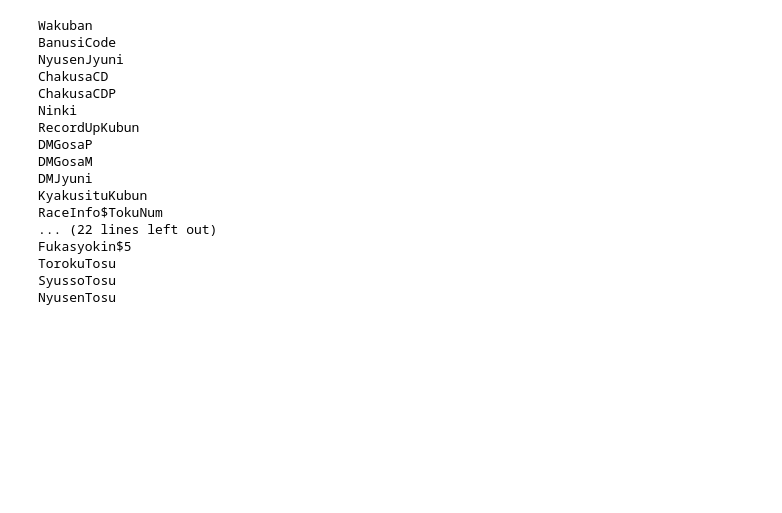
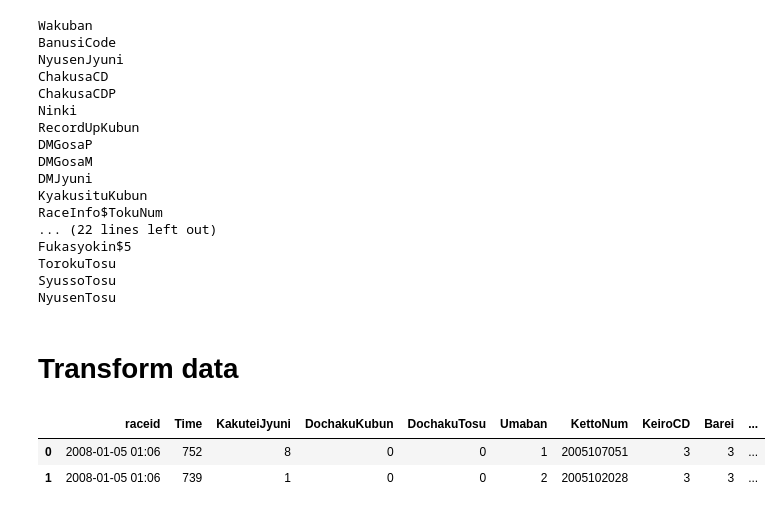
Before and after one commit to danhngan/Horse_racing_prediction, a Jupyter notebook: notebook/cleaning_EDA.ipynb, the cells around one changed output. Saved outputs shown, nothing was run; the diff lists cells and outputs as text; code cells hidden in the pictures; blank space fills up the shorter version.

Commit message:
add data transforming

```diff
--- a/notebook/cleaning_EDA.ipynb
+++ b/notebook/cleaning_EDA.ipynb
@@ -134,0 +113,3 @@ df['Jockey_top3'] = df.apply(top3_jockey.generate_exp, axis=1)
+# %%
+max_horse_in_race = df.groupby('raceid').agg({'raceid':'count'})
+max_horse_in_race.head()
@@ -135,3 +124,8 @@ df['Jockey_top3'] = df.apply(top3_jockey.generate_exp, axis=1)
+# %%
+def fix_KakuteiJyuni(row):
+    return (row['KakuteiJyuni'] - 1)/(max_horse_in_race.loc[row['raceid'], 'raceid']-1)*99 + 1
+
+df['KakuteiJyuni_fixed'] = df.apply(fix_KakuteiJyuni, axis=1)
 # %%
 df.head(2)
 # %% [output]
@@ -498,3 +455,18 @@ Fukasyokin$5
 TorokuTosu
 SyussoTosu
 NyusenTosu
+# %% [markdown]
+# Transform data
+# %%
+categorical_cols = ['UmaKigoCD', 'SexCD', 'HinsyuCD', 'TozaiCD', 'MinaraiCD', 'JyokenInfo$JyuryoCD']
+# %%
+dummies_df = pd.get_dummies(df[categorical_cols].astype('category'), dtype=np.float16, drop_first=True)
+
+df = pd.concat([df, dummies_df], axis=1).drop(categorical_cols, axis=1)
+df.dropna(axis=1, inplace=True)
+# %%
+df.head(2)
+# %% [output]
+|  | raceid | Time | KakuteiJyuni | DochakuKubun | DochakuTosu | Umaban | KettoNum | KeiroCD | Barei | ... |
+| 0 | 2008-01-05 01:06 | 752 | 8 | 0 | 0 | 1 | 2005107051 | 3 | 3 | ... |
+| 1 | 2008-01-05 01:06 | 739 | 1 | 0 | 0 | 2 | 2005102028 | 3 | 3 | ... |
```
Also changed, not shown: parts of 10 cells of this notebook.
